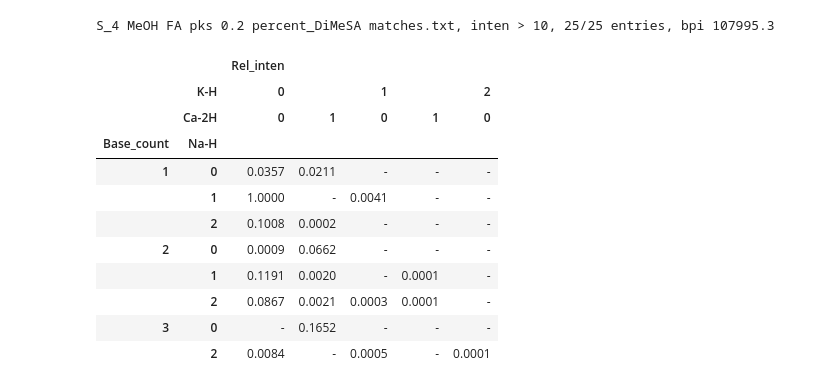
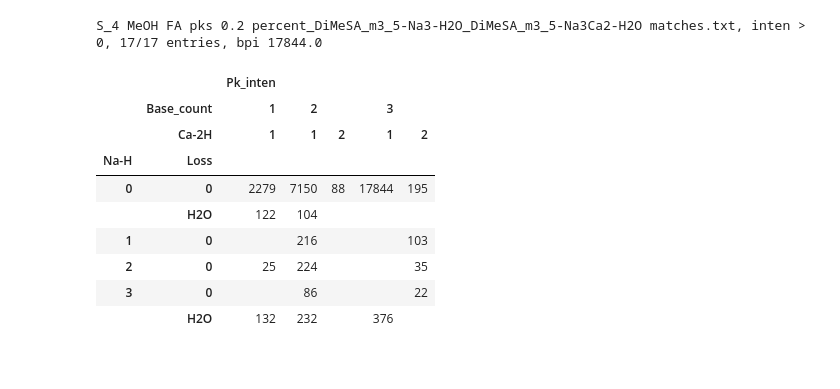
Before and after one commit to arbi56/CompoundCalculator, a Jupyter notebook: MatchAnalyzer.ipynb, the cells around one changed output. Drawn from its saved outputs; the diff is of its cells as text; code cells hidden in the pictures.

```diff
--- a/MatchAnalyzer.ipynb
+++ b/MatchAnalyzer.ipynb
@@ -88,19 +112,24 @@ def get_y_value(major_name,minor_name,minor_scale, loss=0):
 # %%
+# Builds the path and reads the file to a pandas dataframe
+
 data_path = os.sep + os.path.join('Users','ronbonner','Data', 'SharedData', 'Test')
 
-match_file = 'S_4 MeOH FA pks 0.2 percent_DiMeSA matches.txt'
+match_file = 'S_4 MeOH FA pks 0.2 percent_DiMeSA_m3_5-Na3-H2O_DiMeSA_m3_5-Na3Ca2-H2O matches.txt'
 
 match_file_path = os.path.join(data_path, match_file)
-
-out_path, _ = os.path.splitext(match_file_path)    # path without extension
-
-adduct_path = f'{out_path} - adducts.csv'
 
 print(match_file_path)
 
 raw_df = pd.read_csv(match_file_path, sep='\t', skiprows=1 )  # skip head line
 
+# Add a 'Pk_label' column made by combining the mass and intensity. This is needed for heatmaps that show the
+# count of a particular form since including the intensity causes the values to be normalied to the max intensity
+# and the counts become invisisble. This format keeps a constant string length regardless of intensity.
+
 raw_df['Pk_label'] = raw_df.apply(lambda x: f'{x.Pk_mass:.4f} ({x.Pk_inten:.1e})', axis=1)
+
+# Calculate intensities relaticve to the base peak (for thresholding) and add as a new column
+# The positin is important for correctly formatting the pivot tables
 
 base_inten = raw_df.Pk_inten.max()
 
@@ -109,5 +138,5 @@ raw_df.insert(loc=2, column='Rel_inten', value = 0.0)
 raw_df.Rel_inten = raw_df.Pk_inten / base_inten
 
 print('Raw', raw_df.shape, "TIC:", raw_df.Pk_inten.sum(), "BPI:", base_inten)
-raw_df.head()
+# raw_df.head()
 # %% [output]
@@ -314,45 +359,46 @@ print(grouping_cols)
 # %%
-# Use pivot table...easy to re-arrange
-thresh = 10
+# Use pivot table...these are easy to re-arrange by changing cols and inx
+thresh = 0
 
-subset = mono_df[(mono_df.Pk_inten > thresh)]
+subset = mono_df[(mono_df.Pk_inten > thresh)]   # apply threshold
 
 title_str = f'{match_file}, inten > {thresh}, {subset.shape[0]}/{mono_df.shape[0]} entries, bpi {base_inten:.1f}'
 
-cols = ['K-H', 'Ca-2H']
-inx = ['Base_count','Na-H']
+cols = ['Base_count','Ca-2H']
+inx = ['Na-H', 'Loss']    # or, for example, ['Na-H', 'Loss']
 
-show_rel = True
+# We can change the formatting based on the columns/index displayed, e.g
+show_rel = False
 if show_rel:
-    value_cols = ['Rel_inten']    #['Pk_inten']
-    val_fmt_string = '{0:.4f}'    # displayed value format - use '{0:.0f}' for inetn, '{0:.4f}' for rel_inten
+    value_cols = ['Rel_inten']    # or ['Rel_inten', 'Pk_mass']
+    val_fmt_string = '{0:.4f}'    # displayed value format - use '{0:.0f}' for inten, '{0:.4f}' for rel_inten
 else:
     value_cols = ['Pk_inten']    #['Pk_inten']
-    val_fmt_string = '{0:.0f}'    # displayed value format - use '{0:.0f}' for inetn, '{0:.4f}' for rel_inten
-# cols = ['Na-H']
-# inx = ['Base_count']
+    val_fmt_string = '{0:.0f}'    # displayed value format - use '{0:.0f}' for inten, '{0:.4f}' for rel_inten
 
-
-# fill_value = 0 - will replace NaNs with 0, but it's nicer to leave them and use the format statement to change them to '-' with; , na_rep="-")
+# Need to be careful with aggfunc. This is used to combine cells that aren't seaparated by the seetings of columsn and indices - see notes
+# Max is OK for intensities
+#
+# This is a recommended way to apply multiple parameters
+# fill_value = 0  will replace NaNs with 0, but it's nicer to leave them and use the format statement to hide them with na_rep="")
+# highligh_null = "white" to avoid having black cells.
 pd.pivot_table(subset, index=inx, values=value_cols, columns=cols, aggfunc=np.max)  \
             .style  \
-            .set_properties(**{'color':'black', 'border':'1px solid black'})  \
+            .set_properties(**{'border':'1px solid black'})  \
             .set_table_styles([{'selector' : 'th', 'props' : [('border', '1px solid black')]}])  \
-            .format(val_fmt_string, na_rep="-")       \
-            .background_gradient(cmap='YlGn', low=0.2, axis=None)   \
+            .format(val_fmt_string, na_rep="")       \
+            .background_gradient(cmap='YlGn', low=0.0, axis=None)   \
             .highlight_null('white')  \
             .set_caption(title_str)
 # %% [output]
-S_4 MeOH FA pks 0.2 percent_DiMeSA matches.txt, inten > 10, 25/25 entries, bpi 107995.3
+S_4 MeOH FA pks 0.2 percent_DiMeSA_m3_5-Na3-H2O_DiMeSA_m3_5-Na3Ca2-H2O matches.txt, inten > 0, 17/17 entries, bpi 17844.0
-|  |  | Rel_inten |  |  |  |  |
-|  | K-H | 0 |  | 1 |  | 2 |
-|  | Ca-2H | 0 | 1 | 0 | 1 | 0 |
-| Base_count | Na-H |  |  |  |  |  |
-| 1 | 0 | 0.0357 | 0.0211 | - | - | - |
-|  | 1 | 1.0000 | - | 0.0041 | - | - |
-|  | 2 | 0.1008 | 0.0002 | - | - | - |
-| 2 | 0 | 0.0009 | 0.0662 | - | - | - |
-|  | 1 | 0.1191 | 0.0020 | - | 0.0001 | - |
-|  | 2 | 0.0867 | 0.0021 | 0.0003 | 0.0001 | - |
-| 3 | 0 | - | 0.1652 | - | - | - |
-|  | 2 | 0.0084 | - | 0.0005 | - | 0.0001 |
+|  |  | Pk_inten |  |  |  |  |
+|  | Base_count | 1 | 2 |  | 3 |  |
+|  | Ca-2H | 1 | 1 | 2 | 1 | 2 |
+| Na-H | Loss |  |  |  |  |  |
+| 0 | 0 | 2279 | 7150 | 88 | 17844 | 195 |
+|  | H2O | 122 | 104 |  |  |  |
+| 1 | 0 |  | 216 |  |  | 103 |
+| 2 | 0 | 25 | 224 |  |  | 35 |
+| 3 | 0 |  | 86 |  |  | 22 |
+|  | H2O | 132 | 232 |  | 376 |  |
```
Also changed, not shown: parts of 21 cells of this notebook, 4 other files.
